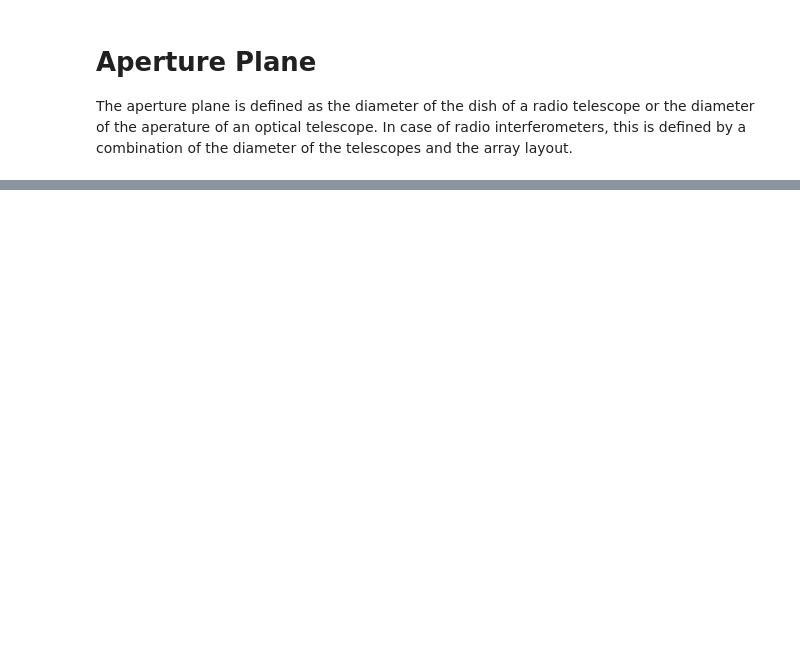
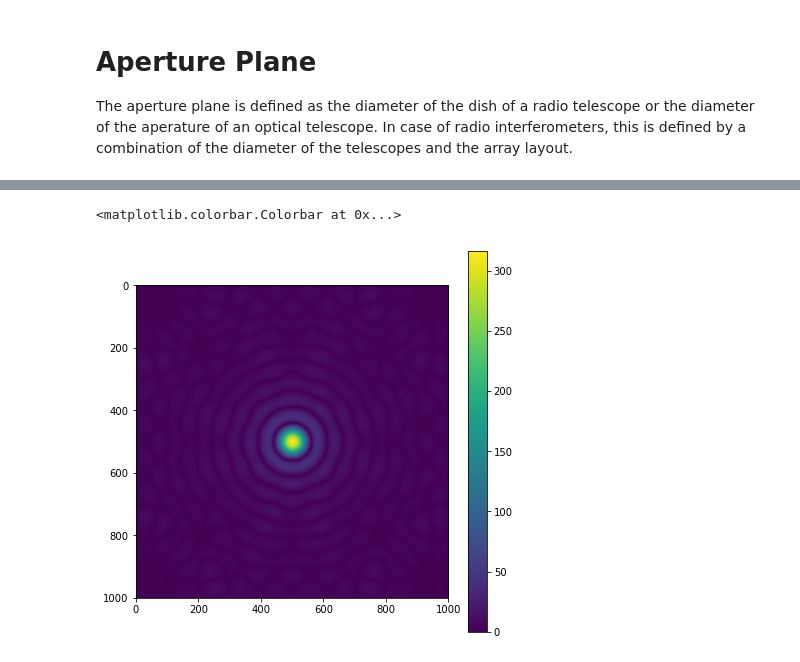
Before and after one commit to dgorthi/Notes, a Jupyter notebook: Single dishes and Telescopes.ipynb, the cells around one changed output, grey strips where cells are left out. Saved outputs shown, nothing was run; the diff lists cells and outputs as text; code cells hidden in the pictures; blank space fills up the shorter version.

```diff
--- a/Single dishes and Telescopes.ipynb
+++ b/Single dishes and Telescopes.ipynb
@@ -18,0 +40,8 @@ TypeError: Input z must be a 2D array.
+# %%
+F = np.fft.fftshift(np.fft.fft2(f))
+
+plt.imshow(np.abs(F))#, norm=LogNorm(vmin=0.01, vmax=30000))
+plt.colorbar()
+# %% [output]
+<matplotlib.colorbar.Colorbar at 0x...>
+[figure, added]
```
Also changed, not shown: parts of 9 cells of this notebook, 1 other file.
